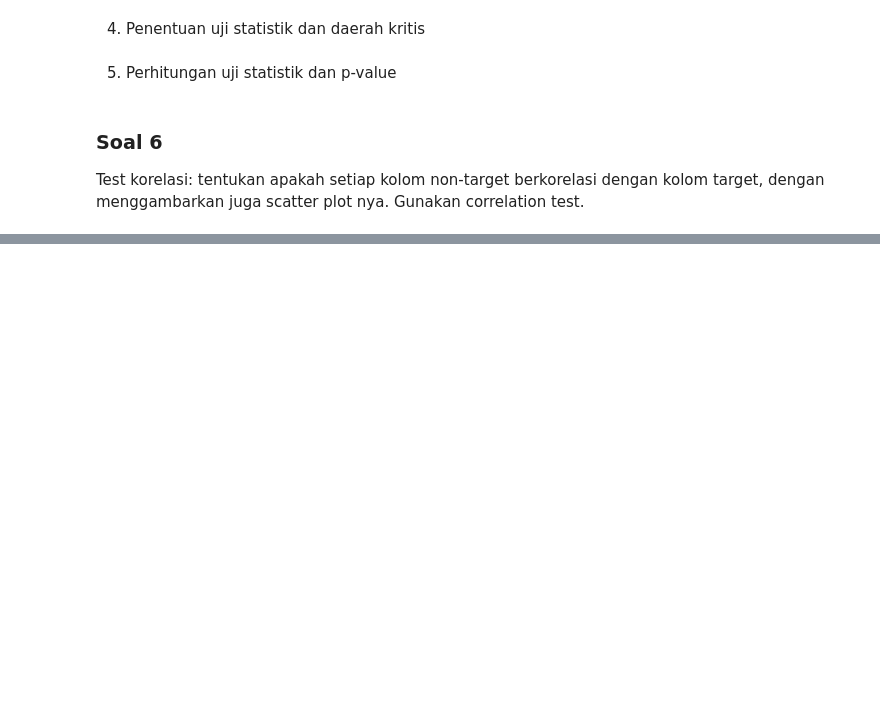
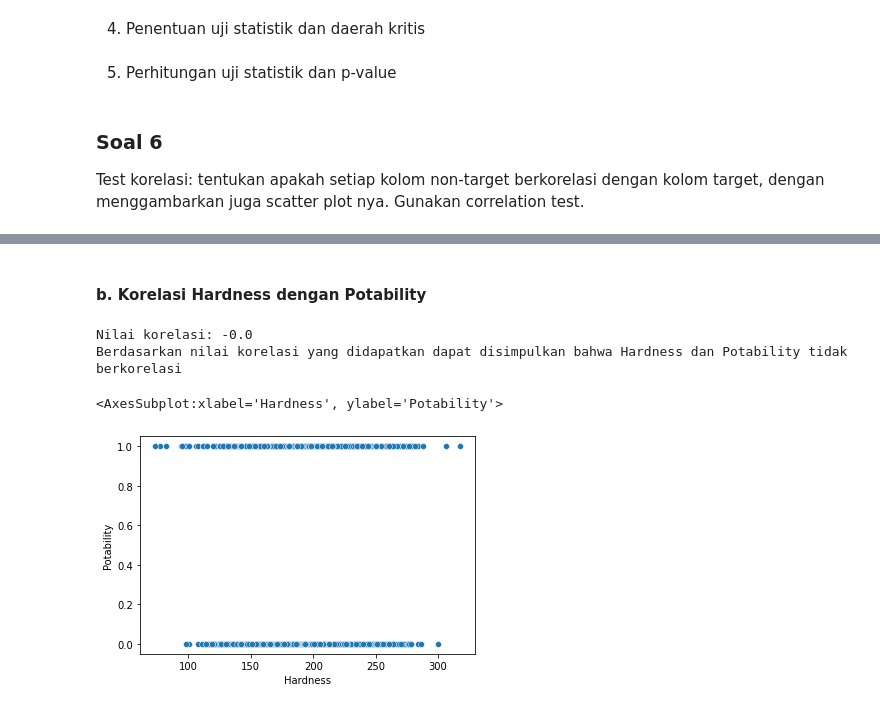
Before and after one commit to kentlius/Tubes-Probstat, a Jupyter notebook: main.ipynb, the cells around one changed output, grey strips where cells are left out. Drawn from its saved outputs; the diff is of its cells as text; code cells hidden in the pictures; blank space fills up the shorter version.

```diff
--- a/main.ipynb
+++ b/main.ipynb
@@ -890,0 +909,18 @@ Test korelasi: tentukan apakah setiap kolom non-target berkorelasi dengan kolom
+# %% [markdown]
+#### b. Korelasi Hardness dengan Potability
+# %%
+korelasi = round(df["Hardness"].corr(df["Potability"]),2)
+print("Nilai korelasi:",korelasi)
+if(korelasi > 0):
+    print("Berdasarkan nilai korelasi yang didapatkan dapat disimpulkan bahwa Hardness dan Potability merupakan korelasi positif")
+elif(korelasi < 0):
+    print("Berdasarkan nilai korelasi yang didapatkan dapat disimpulkan bahwa Hardness dan Potability merupakan korelasi negatif")
+else:
+    print("Berdasarkan nilai korelasi yang didapatkan dapat disimpulkan bahwa Hardness dan Potability tidak berkorelasi")
+
+sns.scatterplot(data = df, x = "Hardness", y = "Potability")
+# %% [output]
+Nilai korelasi: -0.0
+Berdasarkan nilai korelasi yang didapatkan dapat disimpulkan bahwa Hardness dan Potability tidak berkorelasi
+<AxesSubplot:xlabel='Hardness', ylabel='Potability'>
+[figure, added]
```
Also changed, not shown: parts of 16 cells of this notebook.
